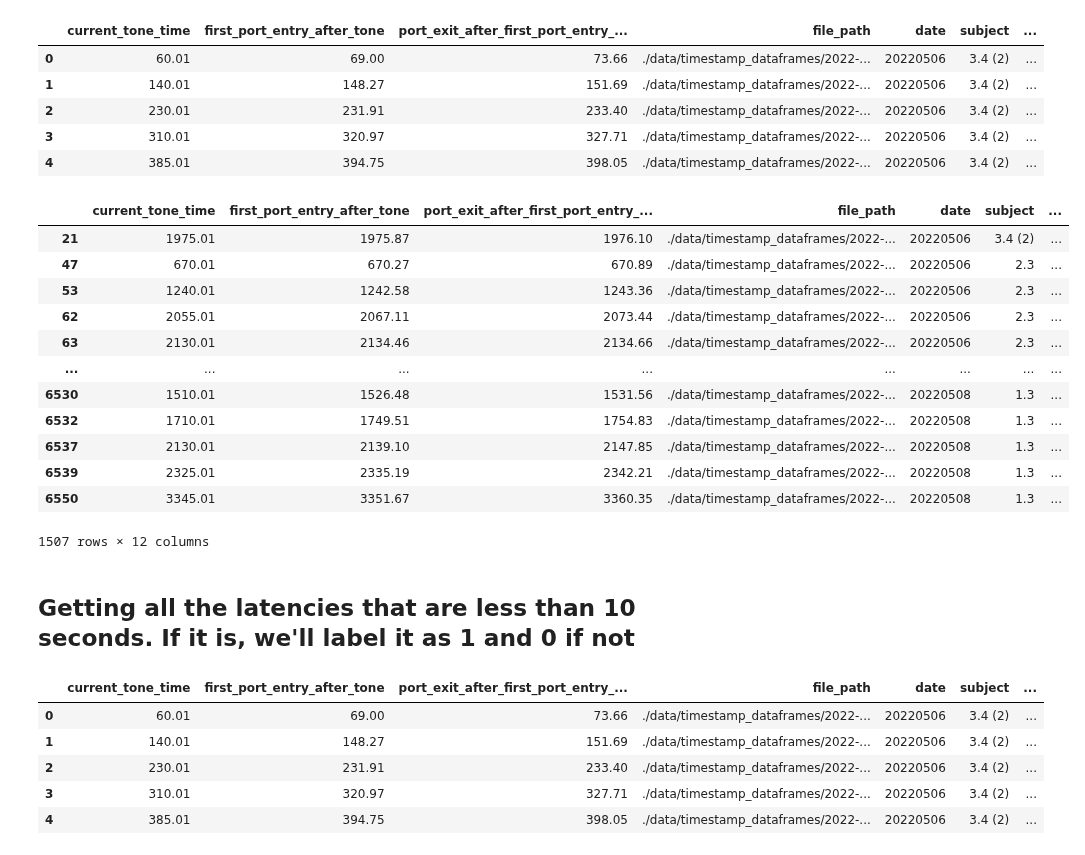
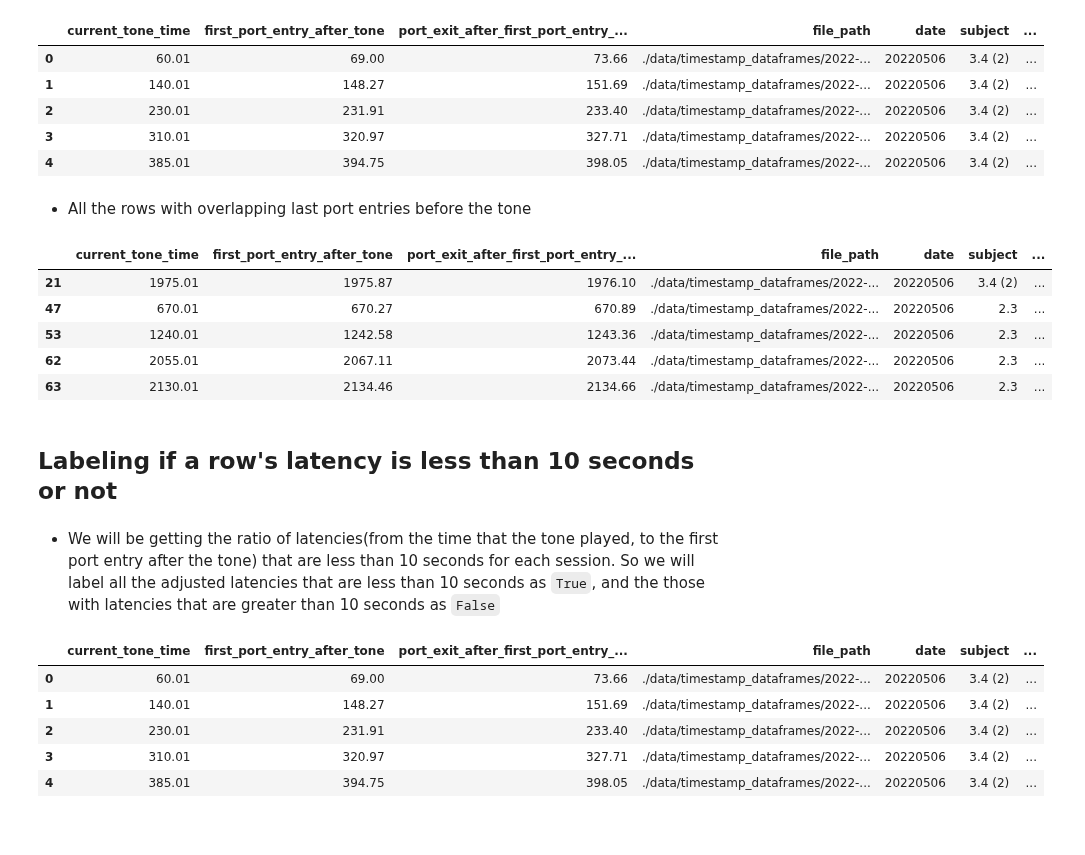
Before and after one commit to padillacoreanolab/med_pc_repo, a Jupyter notebook: jupyter_notebooks/02_calculating_latencies.ipynb, the cells around one changed output. Cells and saved outputs as stored; diff of their text form; code cells hidden in the pictures; blank space fills up the shorter version.

```diff
--- a/jupyter_notebooks/02_calculating_latencies.ipynb
+++ b/jupyter_notebooks/02_calculating_latencies.ipynb
@@ -46,0 +33,4 @@ recording_and_metadata_files[0]
+# %%
+concatted_medpc_files = glob.glob("./data/extracted_recording_data_and_metadata/*/MEDPC_recording_cage_*.csv")
+metadata_files = glob.glob("./data/extracted_recording_data_and_metadata/*/metadata_cage_*.csv")
+recording_and_metadata_files = glob.glob("./data/extracted_recording_data_and_metadata/*/recording_and_metadata_cage_*.csv")
@@ -47,7 +51,7 @@ recording_and_metadata_files[0]
 # %%
-metadata_df = pd.read_csv("./data/metadata_cage_1_2_3_4_date_20220503_20220512.csv", index_col=0)
-concatted_medpc_df = pd.read_csv("./data/MEDPC_recording_cage_1_2_3_4_date_20220503_20220512.csv", index_col=0)
-recording_and_metadata_df = pd.read_csv("./data/recording_and_metadata_cage_1_2_3_4_date_20220503_20220512.csv", index_col=0)
+metadata_df = pd.read_csv(metadata_files[0], index_col=0)
+concatted_medpc_df = pd.read_csv(concatted_medpc_files[0], index_col=0)
+recording_and_metadata_df = pd.read_csv(recording_and_metadata_files[0], index_col=0)
 # %% [markdown]
 - The Dataframe the contains the metadata(columns) of each recording file(rows)
     - We will mostly use this to get the cage number for each subject
@@ -250,5 +297,6 @@ concatted_last_porty_entry_dataframe
 # %%
+# Combining it based on the tone times and the file path
 concatted_first_and_last_porty_entry_dataframe = pd.merge(concatted_first_porty_entry_dataframe, concatted_last_porty_entry_dataframe,  how='left', left_on=['current_tone_time','file_path'], right_on = ['current_tone_time','file_path'], suffixes=('', '_y'))
-
-concatted_first_and_last_porty_entry_dataframe.drop(concatted_first_and_last_porty_entry_dataframe.filter(regex='_y$').columns.tolist(),axis=1, inplace=True)
+# Dropping all columns that are duplicates
+concatted_first_and_last_porty_entry_dataframe = concatted_first_and_last_porty_entry_dataframe.drop(concatted_first_and_last_porty_entry_dataframe.filter(regex='_y$').columns.tolist(), axis=1)
 # %%
@@ -367,24 +426,21 @@ concatted_first_and_last_porty_entry_dataframe.head()
 | 2 | 230.01 | 231.91 | 233.40 | ./data/timestamp_dataframes/2022-... | 20220506 | 3.4 (2) | ... |
 | 3 | 310.01 | 320.97 | 327.71 | ./data/timestamp_dataframes/2022-... | 20220506 | 3.4 (2) | ... |
 | 4 | 385.01 | 394.75 | 398.05 | ./data/timestamp_dataframes/2022-... | 20220506 | 3.4 (2) | ... |
+# %% [markdown]
+- All the rows with overlapping last port entries before the tone
 # %%
-concatted_first_and_last_porty_entry_dataframe[concatted_first_and_last_porty_entry_dataframe["overlapping_port_entry_with_tone"]]
+concatted_first_and_last_porty_entry_dataframe[concatted_first_and_last_porty_entry_dataframe["overlapping_port_entry_with_tone"]].head()
 # %% [output]
 |  | current_tone_time | first_port_entry_after_tone | port_exit_after_first_port_entry_... | file_path | date | subject | ... |
 | 21 | 1975.01 | 1975.87 | 1976.10 | ./data/timestamp_dataframes/2022-... | 20220506 | 3.4 (2) | ... |
 | 47 | 670.01 | 670.27 | 670.89 | ./data/timestamp_dataframes/2022-... | 20220506 | 2.3 | ... |
 | 53 | 1240.01 | 1242.58 | 1243.36 | ./data/timestamp_dataframes/2022-... | 20220506 | 2.3 | ... |
 | 62 | 2055.01 | 2067.11 | 2073.44 | ./data/timestamp_dataframes/2022-... | 20220506 | 2.3 | ... |
 | 63 | 2130.01 | 2134.46 | 2134.66 | ./data/timestamp_dataframes/2022-... | 20220506 | 2.3 | ... |
-| ... | ... | ... | ... | ... | ... | ... | ... |
-| 6530 | 1510.01 | 1526.48 | 1531.56 | ./data/timestamp_dataframes/2022-... | 20220508 | 1.3 | ... |
-| 6532 | 1710.01 | 1749.51 | 1754.83 | ./data/timestamp_dataframes/2022-... | 20220508 | 1.3 | ... |
-| 6537 | 2130.01 | 2139.10 | 2147.85 | ./data/timestamp_dataframes/2022-... | 20220508 | 1.3 | ... |
-| 6539 | 2325.01 | 2335.19 | 2342.21 | ./data/timestamp_dataframes/2022-... | 20220508 | 1.3 | ... |
-| 6550 | 3345.01 | 3351.67 | 3360.35 | ./data/timestamp_dataframes/2022-... | 20220508 | 1.3 | ... |
-1507 rows × 12 columns
 # %% [markdown]
-## Getting all the latencies that are less than 10 seconds. If it is, we'll label it as 1 and 0 if not
+## Labeling if a row's latency is less than 10 seconds or not
+# %% [markdown]
+- We will be getting the ratio of latencies(from the time that the tone played, to the first port entry after the tone) that are less than 10 seconds for each session. So we will label all the adjusted latencies that are less than 10 seconds as `True`, and the those with latencies that are greater than 10 seconds as `False`
 # %%
 concatted_first_and_last_porty_entry_dataframe["latency_less_than_10_seconds"] = concatted_first_and_last_porty_entry_dataframe["latency_adjusted_greater_than_30"].apply(lambda x: True if x <= 10 else False)
 # %%
```
Also changed, not shown: parts of 78 cells of this notebook, 2 other files.
